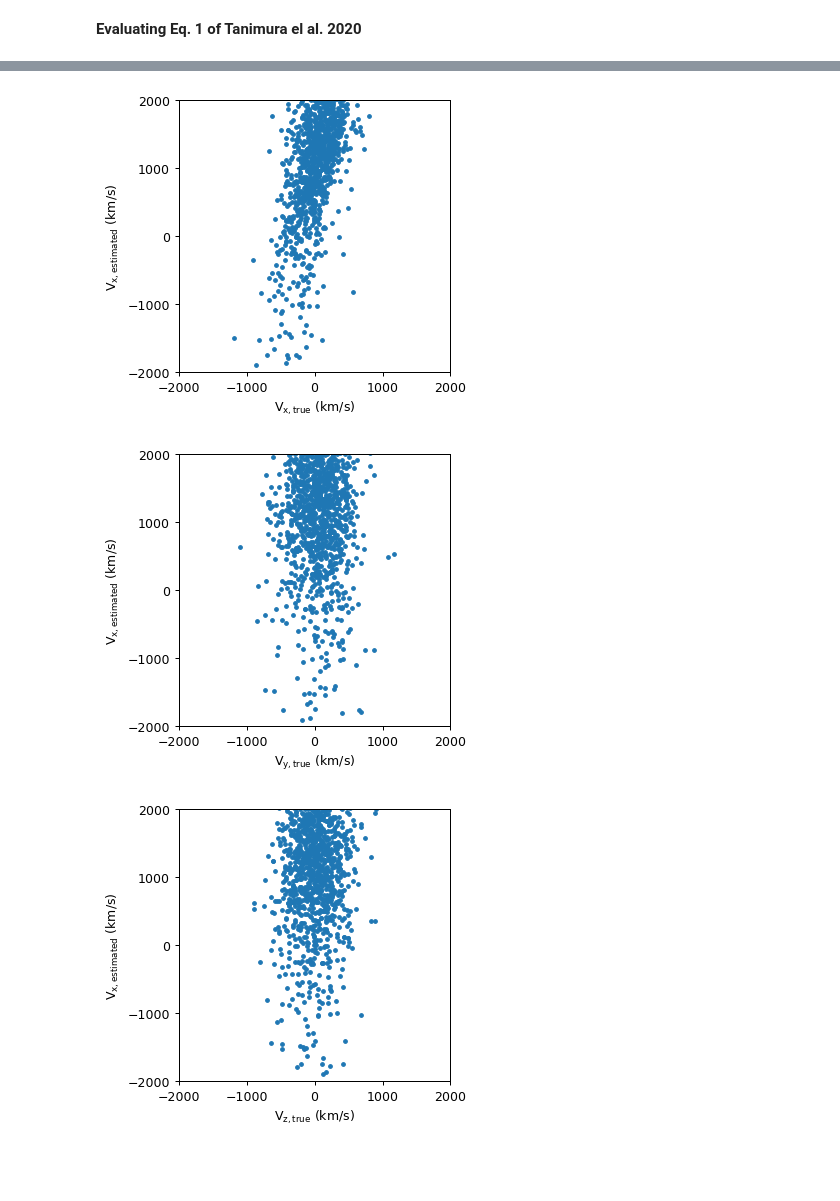
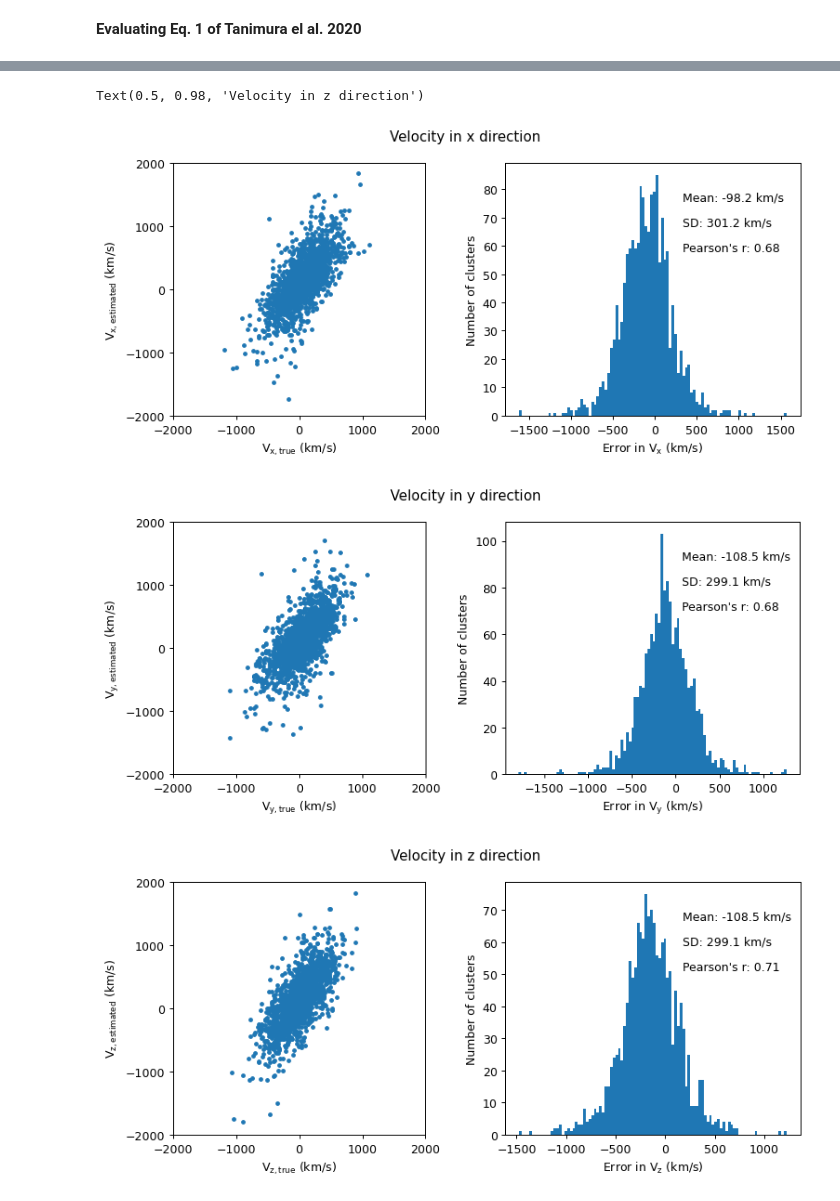
Before and after one commit to awaismirza92/velocity-reconstruction-and-kinetic-SZ, a Jupyter notebook: codes/velocity-reconstruction-orig-sim-box.ipynb, the cells around one changed output, grey strips where cells are left out. Drawn from its saved outputs; the diff is of its cells as text; code cells hidden in the pictures; blank space fills up the shorter version.

Commit message:
cleaned, mean overdensity of whole simulation box employed and corr coeff calculated

```diff
--- a/codes/velocity-reconstruction-orig-sim-box.ipynb
+++ b/codes/velocity-reconstruction-orig-sim-box.ipynb
@@ -27,7 +27,7 @@ def H(z):                           #hubble parameter (in km s^-1 Mpc^-1) using
 **Reading galaxies dataset**
 # %%
 %%time
-z = 0.42
+z = 0.42372720
 # data_address = '../input/magneticumsnap027z042-massfiltered/'
 data_address = 'Data/'
 df_gal = pd.read_csv(data_address + 'massive_galaxies.csv')      #massive_galaxies.csv contains galaxies with mass greater than 1.8 ×10^{11} h^{−1} M_sun as done by Tanimura et al. (2020)
@@ -473,32 +254,80 @@ print(v_est[2][0])
 # %%
-plt.figure(dpi = dpi)
-# plt.scatter(df_clusters['vx[km/s]'], vx_est_list, s = 8)
+fig = plt.figure(dpi = dpi, figsize = (10,4))
+
+plt.subplot(1,2,1)
 plt.scatter(df_clusters['vx[km/s]'], vx_est_list, s = 8)
 plt.xlabel('V$_\mathrm{x, true}$ (km/s)')
 plt.ylabel('V$_\mathrm{x, estimated}$ (km/s)')
 plt.gca().set_xticks(range(-2000, 2001, 1000))
 plt.gca().set_yticks(range(-2000, 2001, 1000))
 plt.ylim(-2000,2000)
 plt.gca().set_aspect('equal', adjustable='box')
 
-plt.figure(dpi = dpi)
-plt.scatter(df_clusters['vy[km/s]'], vx_est_list, s = 8)
+plt.subplot(1,2,2)
+error_x = df_clusters['vx[km/s]'] - vx_est_list
+plt.hist(error_x, bins = 100)
+plt.xlabel('Error in V$_{\mathrm{x}}$ (km/s)')
+plt.ylabel('Number of clusters')
+
+plt.text(0.6, 0.85, f'Mean: {round(np.mean(error_x), 1)} km/s', transform=plt.gca().transAxes)
+plt.text(0.6, 0.75, f'SD: {round(np.std(error_x), 1)} km/s', transform=plt.gca().transAxes)
+r_vx = np.corrcoef(df_clusters['vx[km/s]'], vx_est_list)[1,0]
+plt.text(0.6, 0.65, f'Pearson\'s r: {round(r_vx, 2)}', transform=plt.gca().transAxes)
+
+fig.suptitle('Velocity in x direction')
+
+
+
+
+fig_y = plt.figure(dpi = dpi, figsize = (10,4))
+plt.subplot(1,2,1)
+plt.scatter(df_clusters['vy[km/s]'], vy_est_list, s = 8)
 plt.xlabel('V$_\mathrm{y, true}$ (km/s)')
-plt.ylabel('V$_\mathrm{x, estimated}$ (km/s)')
+plt.ylabel('V$_\mathrm{y, estimated}$ (km/s)')
 plt.gca().set_xticks(range(-2000, 2001, 1000))
 plt.gca().set_yticks(range(-2000, 2001, 1000))
 plt.ylim(-2000,2000)
 plt.gca().set_aspect('equal', adjustable='box')
 
-plt.figure(dpi = dpi)
-plt.scatter(df_clusters['vz[km/s]'], vx_est_list, s = 8)
+plt.subplot(1,2,2)
+error_y = df_clusters['vy[km/s]'] - vy_est_list
+plt.hist(error_y, bins = 100)
+plt.xlabel('Error in V$_{\mathrm{y}}$ (km/s)')
+plt.ylabel('Number of clusters')
+
+plt.text(0.6, 0.85, f'Mean: {round(np.mean(error_y), 1)} km/s', transform=plt.gca().transAxes)
+plt.text(0.6, 0.75, f'SD: {round(np.std(error_y), 1)} km/s', transform=plt.gca().transAxes)
+r_vy = np.corrcoef(df_clusters['vy[km/s]'], vy_est_list)[1,0]
+plt.text(0.6, 0.65, f'Pearson\'s r: {round(r_vy, 2)}', transform=plt.gca().transAxes)
+
+fig_y.suptitle('Velocity in y direction')
+
+
+
+
+fig_z = plt.figure(dpi = dpi, figsize = (10,4))
+plt.subplot(1,2,1)
+plt.scatter(df_clusters['vz[km/s]'], vz_est_list, s = 8)
 plt.xlabel('V$_\mathrm{z, true}$ (km/s)')
-plt.ylabel('V$_\mathrm{x, estimated}$ (km/s)');
+plt.ylabel('V$_\mathrm{z, estimated}$ (km/s)');
 plt.gca().set_xticks(range(-2000, 2001, 1000))
 plt.gca().set_yticks(range(-2000, 2001, 1000))
-plt.ylim(-2000,2000)
 plt.gca().set_aspect('equal', adjustable='box')
+
+plt.subplot(1,2,2)
+error_z = df_clusters['vz[km/s]'] - vz_est_list
+plt.hist(error_z, bins = 100)
+plt.xlabel('Error in V$_{\mathrm{z}}$ (km/s)')
+plt.ylabel('Number of clusters')
+
+plt.text(0.6, 0.85, f'Mean: {round(np.mean(error_y), 1)} km/s', transform=plt.gca().transAxes)
+plt.text(0.6, 0.75, f'SD: {round(np.std(error_y), 1)} km/s', transform=plt.gca().transAxes)
+r_vz = np.corrcoef(df_clusters['vz[km/s]'], vz_est_list)[1,0]
+plt.text(0.6, 0.65, f'Pearson\'s r: {round(r_vz, 2)}', transform=plt.gca().transAxes)
+
+fig_z.suptitle('Velocity in z direction')
 # %% [output]
+Text(0.5, 0.98, 'Velocity in z direction')
-[figure, old version]
+[figure, new version]
-[figure, old version]
+[figure, new version]
-[figure, old version]
+[figure, new version]
```
Also changed, not shown: parts of 20 cells of this notebook.
